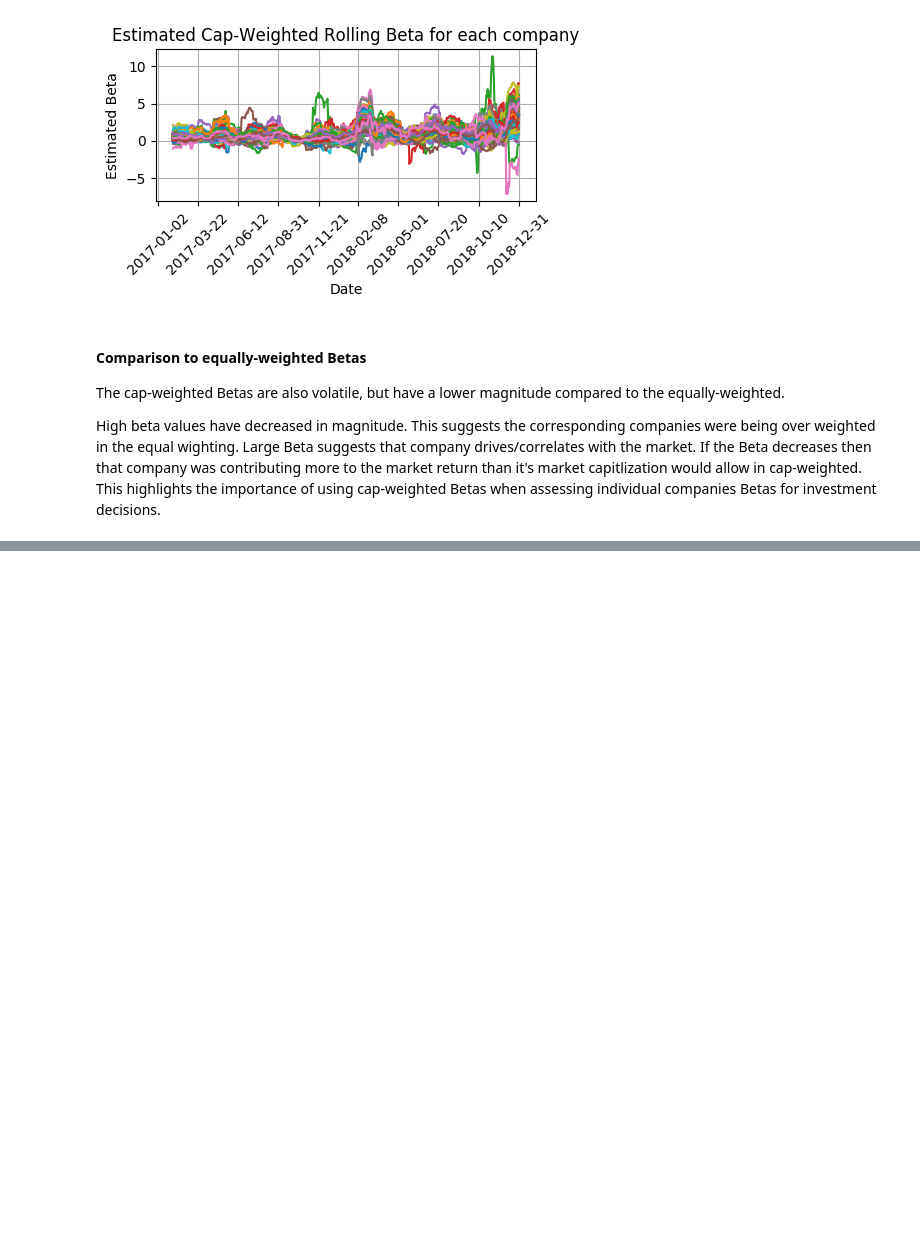
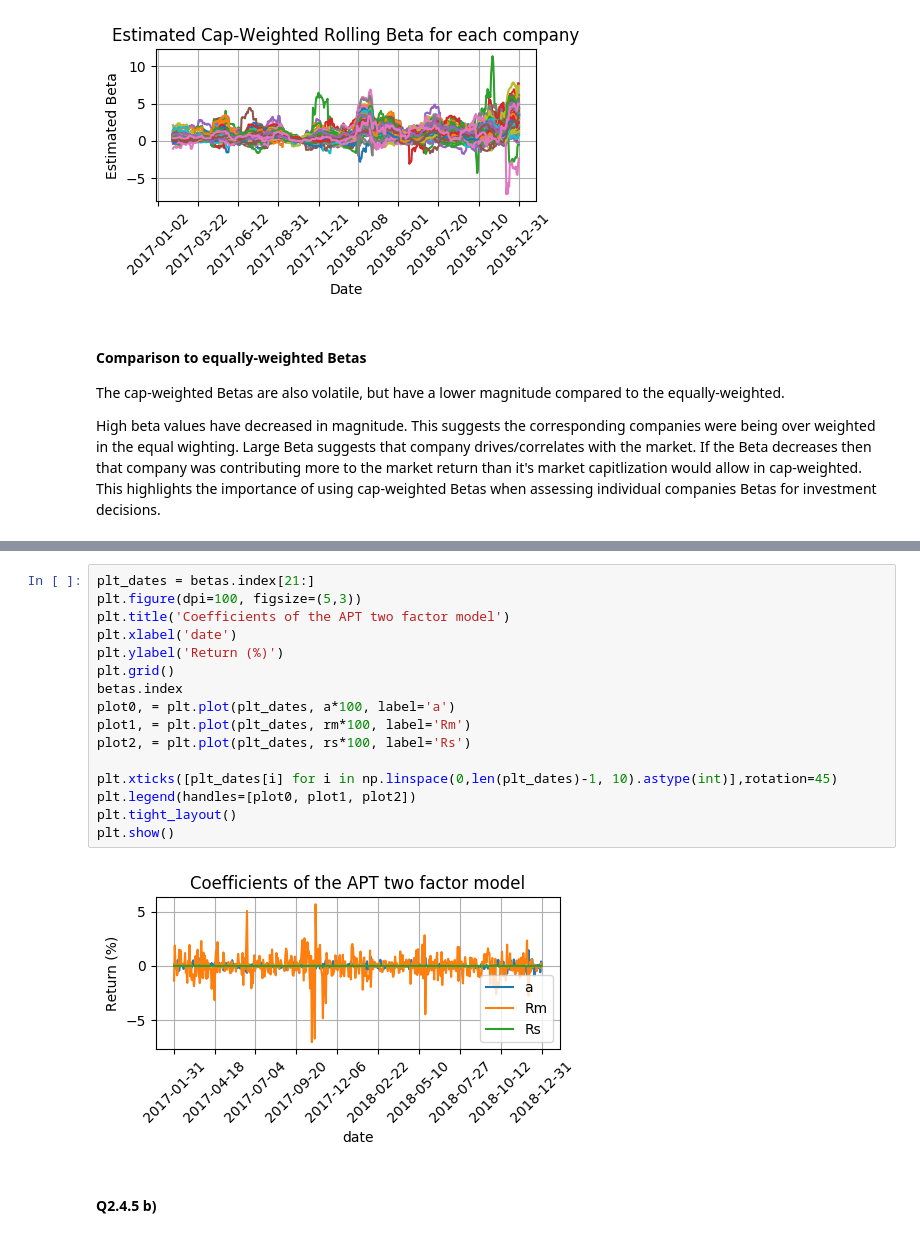
Before and after one commit to mahudu97/FSP, a Jupyter notebook: src/CW.ipynb, the cells around one changed output, grey strips where cells are left out. Saved outputs shown, nothing was run; the diff lists cells and outputs as text; blank space fills up the shorter version.

```diff
--- a/src/CW.ipynb
+++ b/src/CW.ipynb
@@ -692,0 +756,20 @@ High beta values have decreased in magnitude. This suggests the corresponding co
+# %%
+plt_dates = betas.index[21:]
+plt.figure(dpi=100, figsize=(5,3))
+plt.title('Coefficients of the APT two factor model')
+plt.xlabel('date')
+plt.ylabel('Return (%)')
+plt.grid()
+betas.index
+plot0, = plt.plot(plt_dates, a*100, label='a')
+plot1, = plt.plot(plt_dates, rm*100, label='Rm')
+plot2, = plt.plot(plt_dates, rs*100, label='Rs')
+
+plt.xticks([plt_dates[i] for i in np.linspace(0,len(plt_dates)-1, 10).astype(int)],rotation=45)
+plt.legend(handles=[plot0, plot1, plot2])
+plt.tight_layout()
+plt.show()
+# %% [output]
+[figure, added]
+# %% [markdown]
+#### Q2.4.5 b)
```
Also changed, not shown: parts of 24 cells of this notebook.
